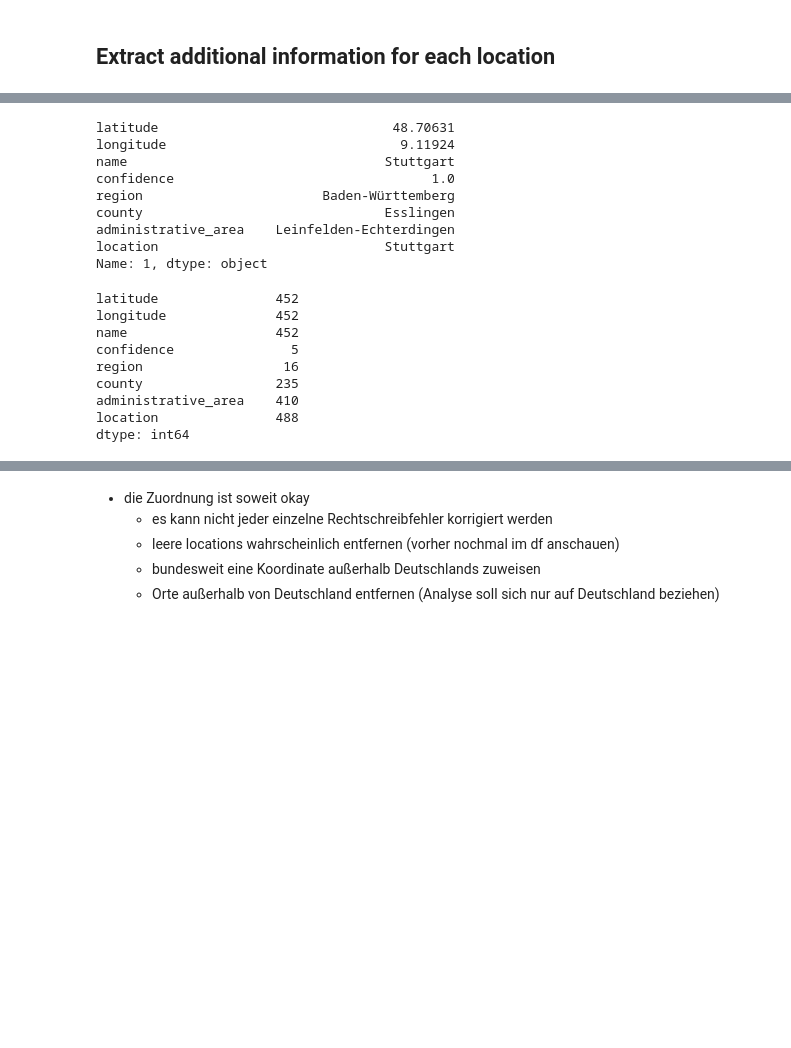
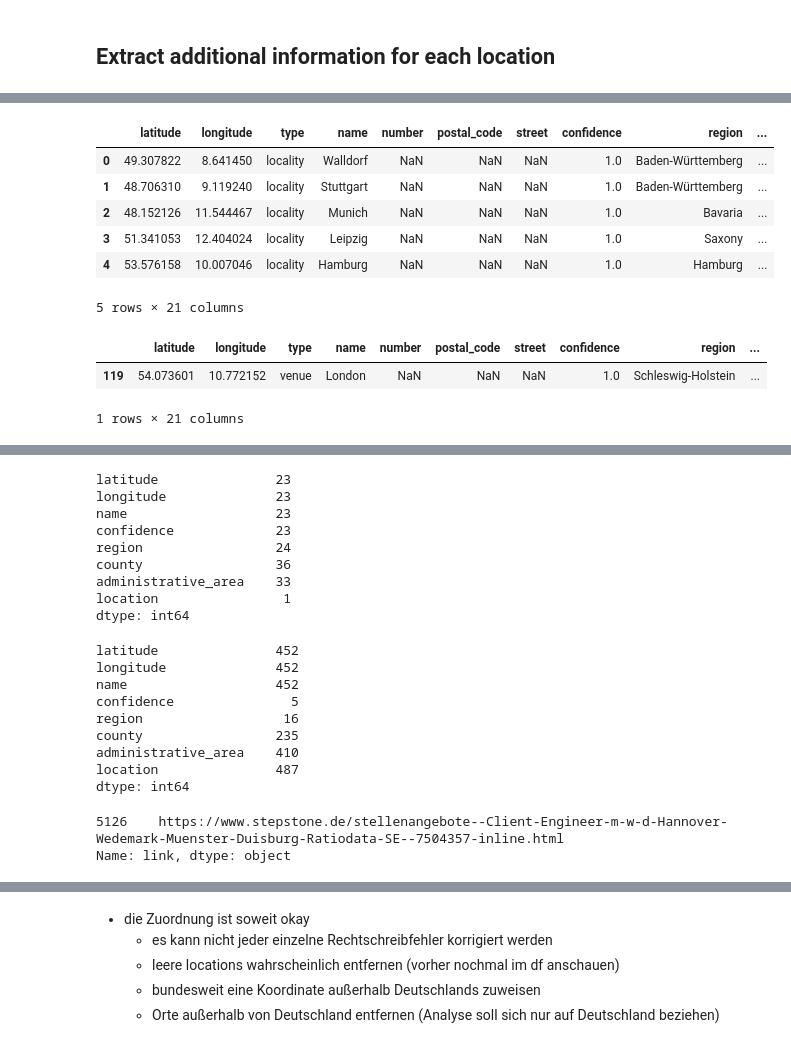
Before and after one commit to Joachim93/Data-Science-Job-Analysis, a Jupyter notebook: Data_Cleaning.ipynb, the cells around one changed output, grey strips where cells are left out. Cells and saved outputs as stored; diff of their text form; code cells hidden in the pictures; blank space fills up the shorter version.

```diff
--- a/Data_Cleaning.ipynb
+++ b/Data_Cleaning.ipynb
@@ -368,0 +615,17 @@ geo_data
+# %%
+geo_data = pd.read_csv("data2/geo_data.csv", index_col=0)
+geo_data.head()
+# %% [output]
+|  | latitude | longitude | type | name | number | postal_code | street | confidence | region | ... |
+| 0 | 49.307822 | 8.641450 | locality | Walldorf | NaN | NaN | NaN | 1.0 | Baden-Württemberg | ... |
+| 1 | 48.706310 | 9.119240 | locality | Stuttgart | NaN | NaN | NaN | 1.0 | Baden-Württemberg | ... |
+| 2 | 48.152126 | 11.544467 | locality | Munich | NaN | NaN | NaN | 1.0 | Bavaria | ... |
+| 3 | 51.341053 | 12.404024 | locality | Leipzig | NaN | NaN | NaN | 1.0 | Saxony | ... |
+| 4 | 53.576158 | 10.007046 | locality | Hamburg | NaN | NaN | NaN | 1.0 | Hamburg | ... |
+5 rows × 21 columns
+# %%
+geo_data.loc[geo_data["location"]=="London"]
+# %% [output]
+|  | latitude | longitude | type | name | number | postal_code | street | confidence | region | ... |
+| 119 | 54.073601 | 10.772152 | venue | London | NaN | NaN | NaN | 1.0 | Schleswig-Holstein | ... |
+1 rows × 21 columns
@@ -384,17 +649,17 @@ geo_relevant
 | 487 | 51.599252 | 7.756528 | Bönen | 1.0 | North Rhine-Westphalia | Unna | Bönen | Boenen |
 488 rows × 8 columns
 # %%
-geo_relevant.loc[1]
+geo_relevant.isnull().sum()
 # %% [output]
-latitude                              48.70631
-longitude                              9.11924
-name                                 Stuttgart
-confidence                                 1.0
-region                       Baden-Württemberg
-county                               Esslingen
-administrative_area    Leinfelden-Echterdingen
-location                             Stuttgart
-Name: 1, dtype: object
+latitude               23
+longitude              23
+name                   23
+confidence             23
+region                 24
+county                 36
+administrative_area    33
+location                1
+dtype: int64
 # %%
 geo_relevant.nunique()
 # %% [output]
@@ -405,6 +670,13 @@ confidence               5
 region                  16
 county                 235
 administrative_area    410
-location               488
+location               487
 dtype: int64
+# %%
+df2 = pd.read_csv("data2/cleaned_long.csv")
+with pd.option_context("display.max_colwidth", None):
+    print(df2.loc[df2["location_y"] == "MĂŒnster", "link"])
+# %% [output]
+5126    https://www.stepstone.de/stellenangebote--Client-Engineer-m-w-d-Hannover-Wedemark-Muenster-Duisburg-Ratiodata-SE--7504357-inline.html
+Name: link, dtype: object
 # %%
```
Also changed, not shown: parts of 95 cells of this notebook, 1 other file.
